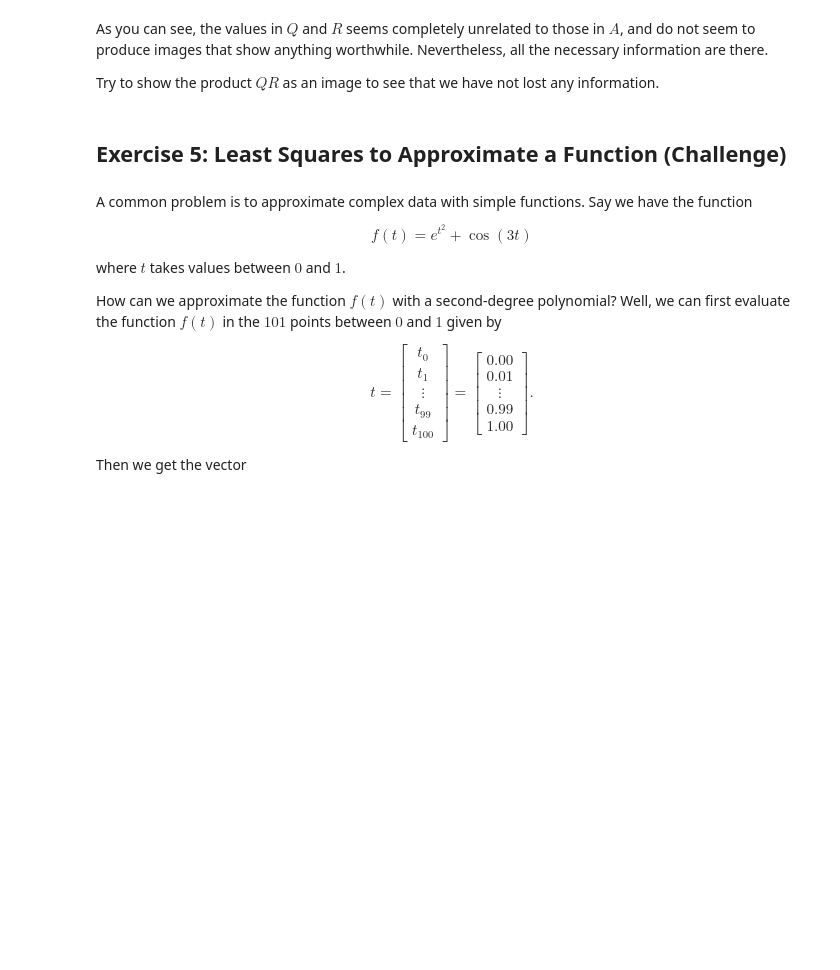
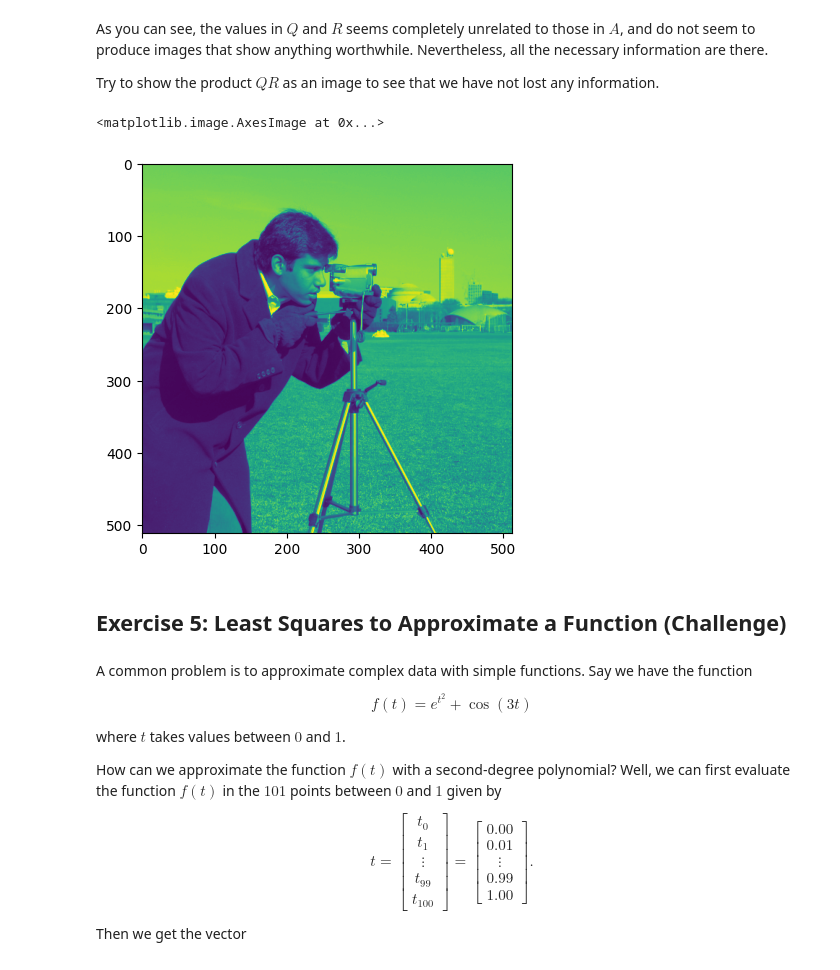
Before and after one commit to Matheus-IT/data_exploration, a Jupyter notebook: NumPy/numpy_course/10 Exercise - Advanced Linear Algebra.ipynb, the cells around one changed output. Cells and saved outputs as stored; diff of their text form; code cells hidden in the pictures; blank space fills up the shorter version.

```diff
--- a/NumPy/numpy_course/10 Exercise - Advanced Linear Algebra.ipynb
+++ b/NumPy/numpy_course/10 Exercise - Advanced Linear Algebra.ipynb
@@ -65,6 +101,10 @@ As you can see, the values in $Q$ and $R$ seems completely unrelated to those in
 Try to show the product $QR$ as an image to see that we have not lost any information.
 # %%
 # Showing the product
+plt.imshow(Q@R)
+# %% [output]
+<matplotlib.image.AxesImage at 0x...>
+[figure, added]
 # %% [markdown]
 ## Exercise 5: Least Squares to Approximate a Function (Challenge)
 # %% [markdown]
```
Also changed, not shown: parts of 13 cells of this notebook.
